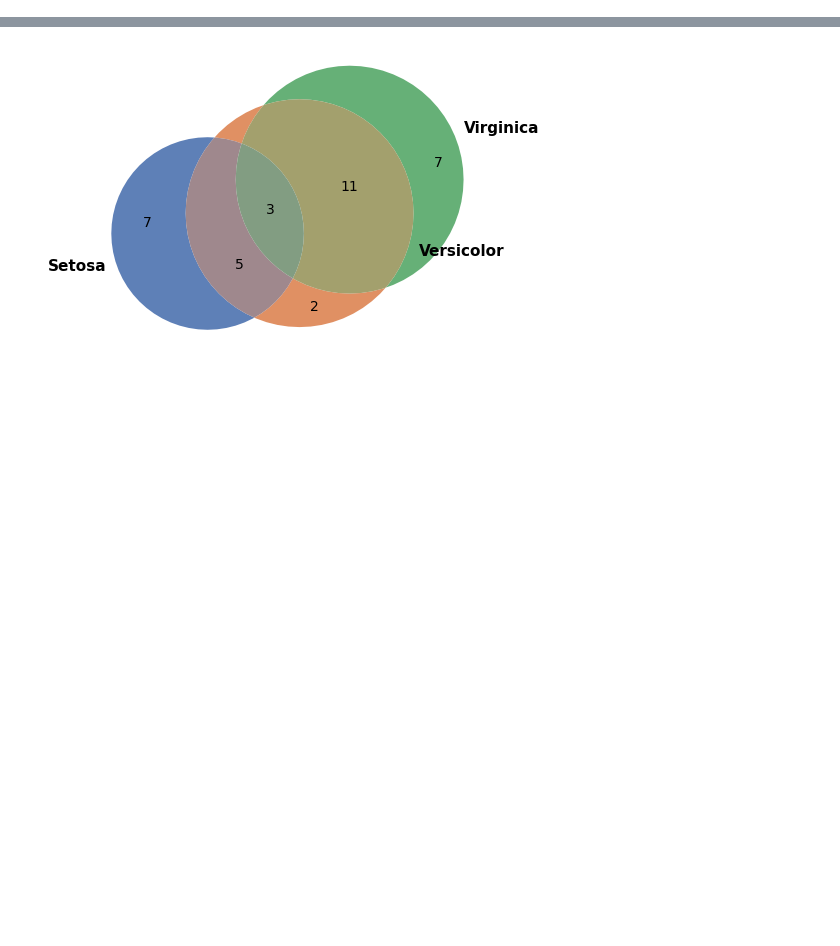
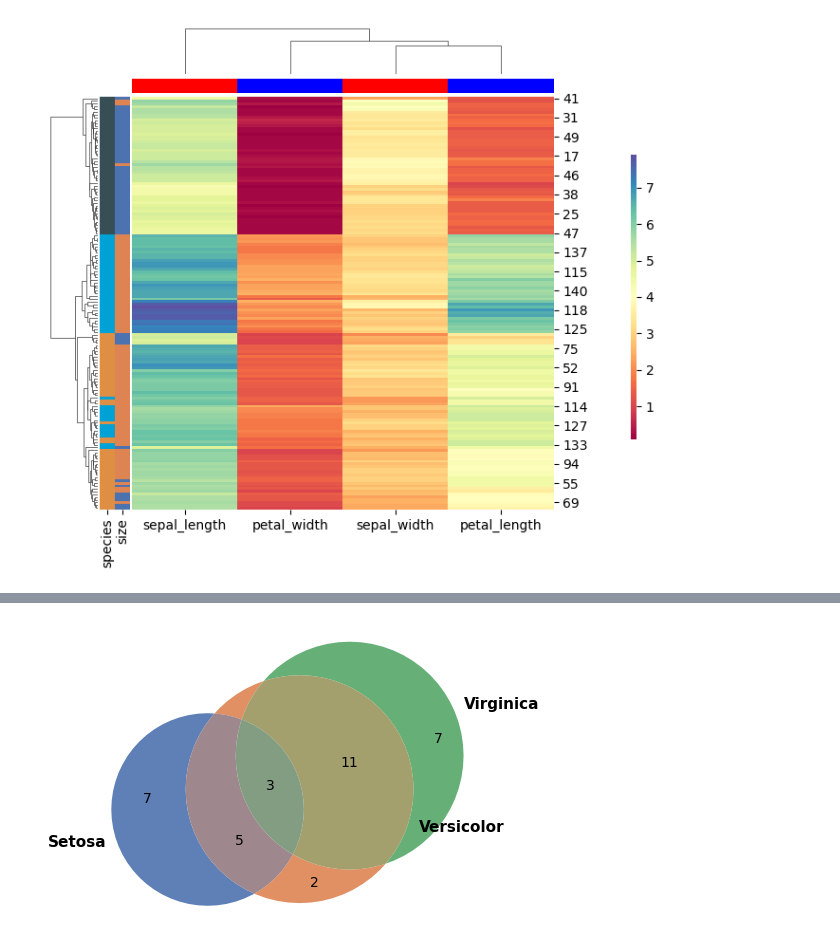
Before and after one commit to kantonopoulos/sciviz, a Jupyter notebook: sciviz/sciviz/src/test.ipynb, the cells around one changed output, grey strips where cells are left out. Cells and saved outputs as stored; diff of their text form; code cells hidden in the pictures; blank space fills up the shorter version.

```diff
--- a/sciviz/sciviz/src/test.ipynb
+++ b/sciviz/sciviz/src/test.ipynb
@@ -17,2 +17,13 @@ from euler import euler
+# %%
+iris = sns.load_dataset("iris")
+iris['size'] = iris['sepal_length'].apply(lambda x: 'big' if x > 5.5 else 'small')
+col_annot = ['sepal_length', 'sepal_width', 'petal_length', 'petal_width']
+col_pal = ['red', 'red', 'blue', 'blue']
+#species = iris.pop("species")
+ax = sciviz(height=6, aspect=1)
+heatmap(ax, iris, cluster_rows=True, show_cbar=True, cbar_ticks=[2, 4, 6], cbar_lim=[1,7], cluster_cols=True, row_annot=['species', 'size'], row_pal=['jama', 'deep'], col_annot=col_annot, col_pal=col_pal)
+plt.show()
+# %% [output]
+[figure, added]
 # %%
 iris = sns.load_dataset("iris")
```
Also changed, not shown: parts of 2 cells of this notebook, 2 other files.
